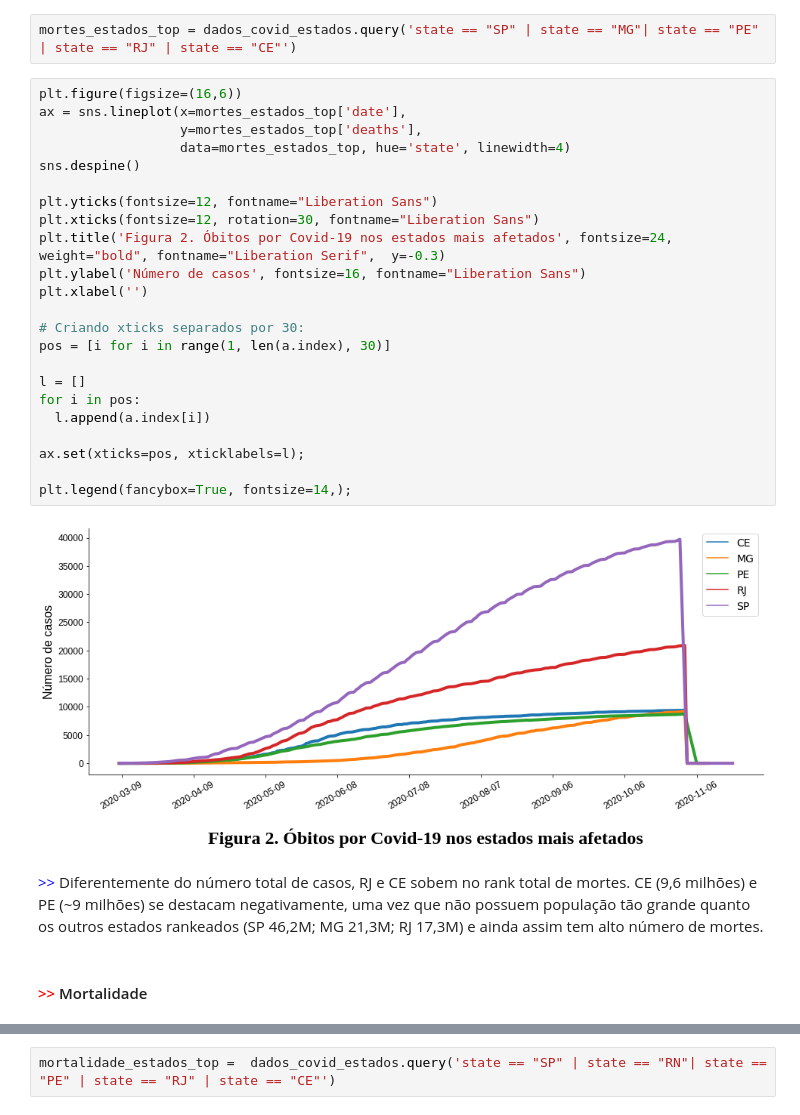
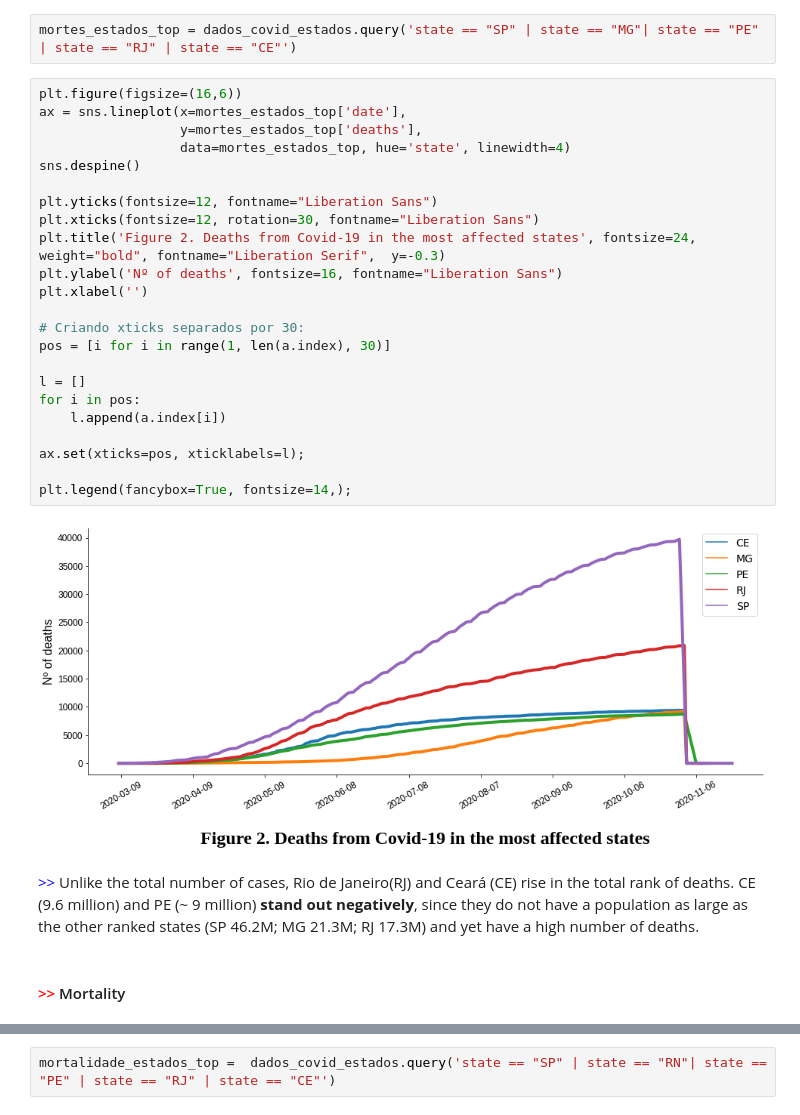
Before and after one commit to souzajvp/data_science_bootcamp, a Jupyter notebook: module_01 - COVID-19 seasonality/SARS sazonality and lessions for COVID-19.ipynb, the cells around one changed output, grey strips where cells are left out. Cells and saved outputs as stored; diff of their text form.

```diff
--- a/module_01 - COVID-19 seasonality/SARS sazonality and lessions for COVID-19.ipynb
+++ b/module_01 - COVID-19 seasonality/SARS sazonality and lessions for COVID-19.ipynb
@@ -278,30 +281,30 @@ mortes_estados_top = dados_covid_estados.query('state == "SP" | state == "MG"| s
 # %%
 plt.figure(figsize=(16,6))
 ax = sns.lineplot(x=mortes_estados_top['date'],
                   y=mortes_estados_top['deaths'],
                   data=mortes_estados_top, hue='state', linewidth=4)
 sns.despine()
 
 plt.yticks(fontsize=12, fontname="Liberation Sans")
 plt.xticks(fontsize=12, rotation=30, fontname="Liberation Sans")
-plt.title('Figura 2. Óbitos por Covid-19 nos estados mais afetados', fontsize=24, weight="bold", fontname="Liberation Serif",  y=-0.3)
-plt.ylabel('Número de casos', fontsize=16, fontname="Liberation Sans")
+plt.title('Figure 2. Deaths from Covid-19 in the most affected states', fontsize=24, weight="bold", fontname="Liberation Serif",  y=-0.3)
+plt.ylabel('Nº of deaths', fontsize=16, fontname="Liberation Sans")
 plt.xlabel('')
 
 # Criando xticks separados por 30:
 pos = [i for i in range(1, len(a.index), 30)]
 
 l = []
 for i in pos:
-  l.append(a.index[i])
+    l.append(a.index[i])
 
 ax.set(xticks=pos, xticklabels=l);
 
 plt.legend(fancybox=True, fontsize=14,);
 # %% [output]
-[figure, old version]
+[figure, new version]
-# %% [markdown]
-<font color='Blue'> >> </font> Diferentemente do número total de casos, RJ e CE sobem no rank total de mortes. CE (9,6 milhões) e PE (~9 milhões) se destacam negativamente, uma vez que não possuem população tão grande quanto os outros estados rankeados (SP 46,2M; MG 21,3M; RJ 17,3M) e ainda assim tem alto número de mortes.
+# %% [markdown]
+<font color = 'Blue'> >> </font> Unlike the total number of cases, Rio de Janeiro(RJ) and Ceará (CE) rise in the total rank of deaths. CE (9.6 million) and PE (~ 9 million) **stand out negatively**, since they do not have a population as large as the other ranked states (SP 46.2M; MG 21.3M; RJ 17.3M) and yet have a high number of deaths.
 # %% [markdown]
-#### <font color='Red'> >> </font> Mortalidade
+#### <font color='Red'> >> </font> Mortality
 # %%
```
Also changed, not shown: parts of 97 cells of this notebook.
